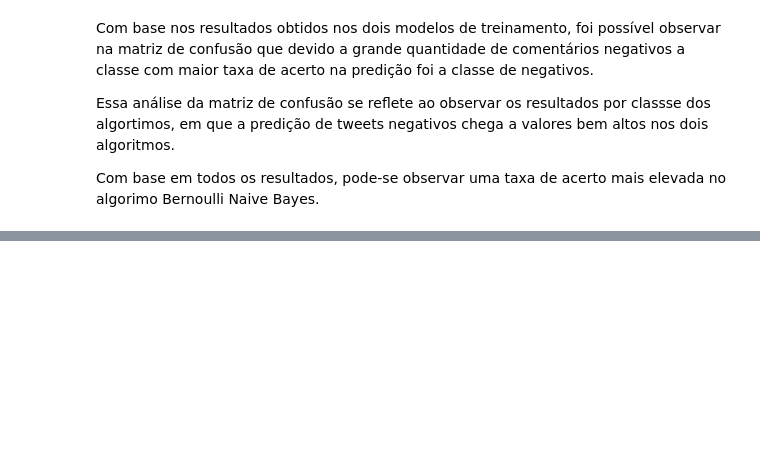
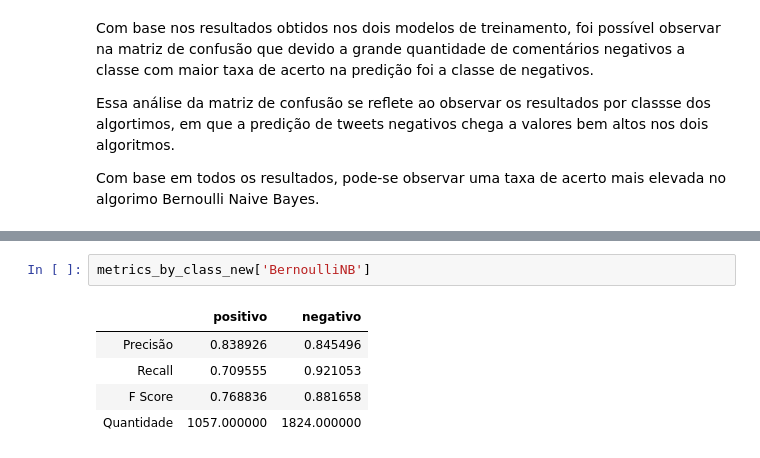
Before and after one commit to maurofloriano/cefet_ml, a Jupyter notebook: sentiment_analysis.ipynb, the cells around one changed output, grey strips where cells are left out. Drawn from its saved outputs; the diff is of its cells as text; blank space fills up the shorter version.

```diff
--- a/sentiment_analysis.ipynb
+++ b/sentiment_analysis.ipynb
@@ -168,0 +242,8 @@ Com base em todos os resultados, pode-se observar uma taxa de acerto mais elevad
+# %%
+metrics_by_class_new['BernoulliNB']
+# %% [output]
+|  | positivo | negativo |
+| Precisão | 0.838926 | 0.845496 |
+| Recall | 0.709555 | 0.921053 |
+| F Score | 0.768836 | 0.881658 |
+| Quantidade | 1057.000000 | 1824.000000 |
```
Also changed, not shown: parts of 18 cells of this notebook, 6 other files.
